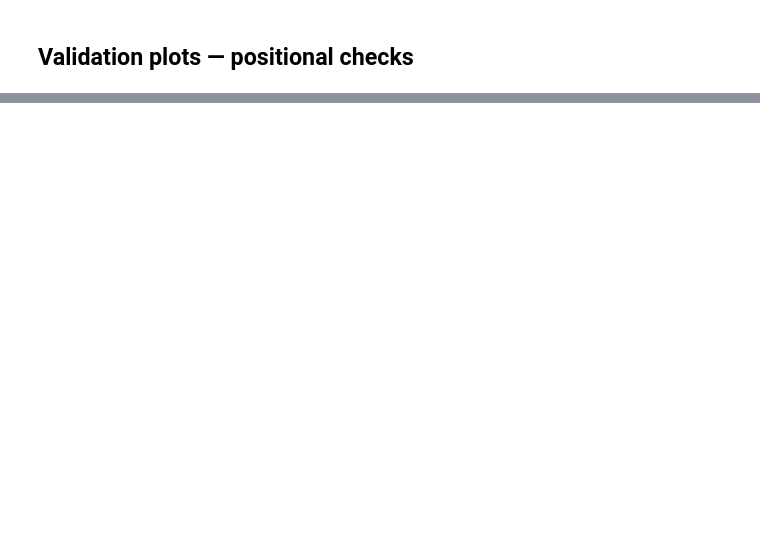
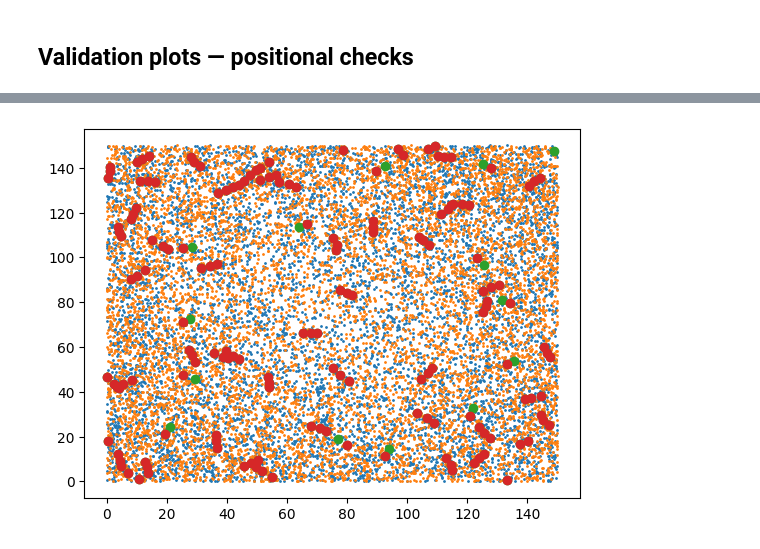
Before and after one commit to KIPAC/HPMCM, a Jupyter notebook: examples/rubin_dp2/CheckDescShearMatch.ipynb, the cells around one changed output, grey strips where cells are left out. Cells and saved outputs as stored; diff of their text form; code cells hidden in the pictures; blank space fills up the shorter version.

```diff
--- a/examples/rubin_dp2/CheckDescShearMatch.ipynb
+++ b/examples/rubin_dp2/CheckDescShearMatch.ipynb
@@ -71,3 +105,12 @@ missing_1p_mask = np.bitwise_and(joined_shear_obj.catalog_mask, 4) != 4
 missing_ns = joined_shear_obj[missing_ns_mask]
 missing_1m = joined_shear_obj[missing_1m_mask]
 missing_1p = joined_shear_obj[missing_1p_mask]
+dense_mask = np.bitwise_and(joined_shear_obj.n_sib_objects>1, joined_shear_obj.n_sib_srcs>3)
+missing_1_mask = np.bitwise_and(joined_shear_obj.n_src==2, joined_shear_obj.n_unique==2)
+missing_2_mask = np.bitwise_and(joined_shear_obj.n_src==1, joined_shear_obj.n_unique==1)
+confused_mask = np.bitwise_and(bad_mask, dense_mask)
+
+missing_1 = joined_shear_obj[missing_1_mask]
+missing_2 = joined_shear_obj[missing_2_mask]
+dense = joined_shear_obj[dense_mask]
+confused = joined_shear_obj[confused_mask]
@@ -73,0 +131,12 @@ missing_1p = joined_shear_obj[missing_1p_mask]
+# %%
+#_ = plt.scatter(good_sub.x_cent[::5], good_sub.y_cent[::5], s=1)
+#_ = plt.scatter(bad_sub.x_cent[::5], bad_sub.y_cent[::5], s=1)
+#_ = plt.scatter(missing_1.x_cent, missing_1.y_cent, s=1)
+_ = plt.scatter(missing_1.x_cent, missing_1.y_cent, s=1)
+_ = plt.scatter(missing_2.x_cent, missing_2.y_cent, s=1)
+_ = plt.scatter(dense.x_cent, dense.y_cent)
+_ = plt.scatter(confused.x_cent, confused.y_cent)
+
+#_ = plt.scatter(missing_4.x_cent, missing_4.y_cent, s=1)
+# %% [output]
+[figure, added]
```
Also changed, not shown: parts of 22 cells of this notebook, 5 other files.
